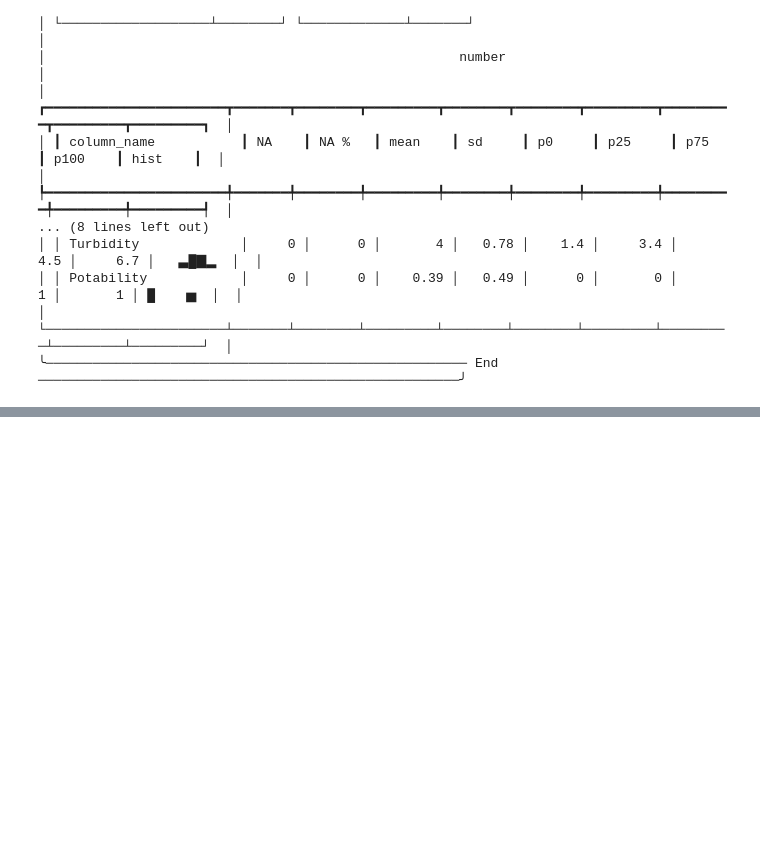
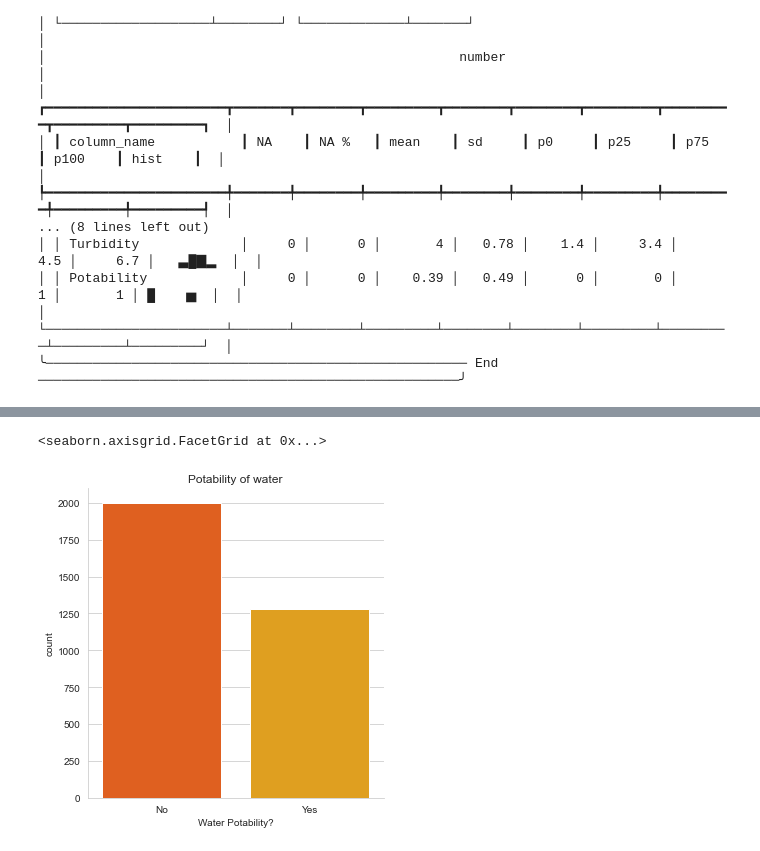
Before and after one commit to adinayak99/Datathon, a Jupyter notebook: Datathon.ipynb, the cells around one changed output, grey strips where cells are left out. Drawn from its saved outputs; the diff is of its cells as text; code cells hidden in the pictures; blank space fills up the shorter version.

Commit message:
additional EDA
Plotted boxplots of all variables and some minor visualizations.

```diff
--- a/Datathon.ipynb
+++ b/Datathon.ipynb
@@ -122,0 +120,9 @@ df_missingph = df
+# %%
+def pot_label(p):
+    if(p == 0):
+        return 'No'
+    else:
+        return 'Yes'
+
+df.Potability = df.Potability.apply(pot_label)
+df.head()
@@ -122,0 +136,7 @@ df_missingph = df
+# %%
+sns.set_style("whitegrid")
+a = sns.catplot('Potability',kind = 'count',data = df ,palette='autumn')
+a.set(xlabel ="Water Potability?", ylabel = "count", title ='Potability of water')
+# %% [output]
+<seaborn.axisgrid.FacetGrid at 0x...>
+[figure, added]
```
Also changed, not shown: parts of 39 cells of this notebook, 1 other file.
